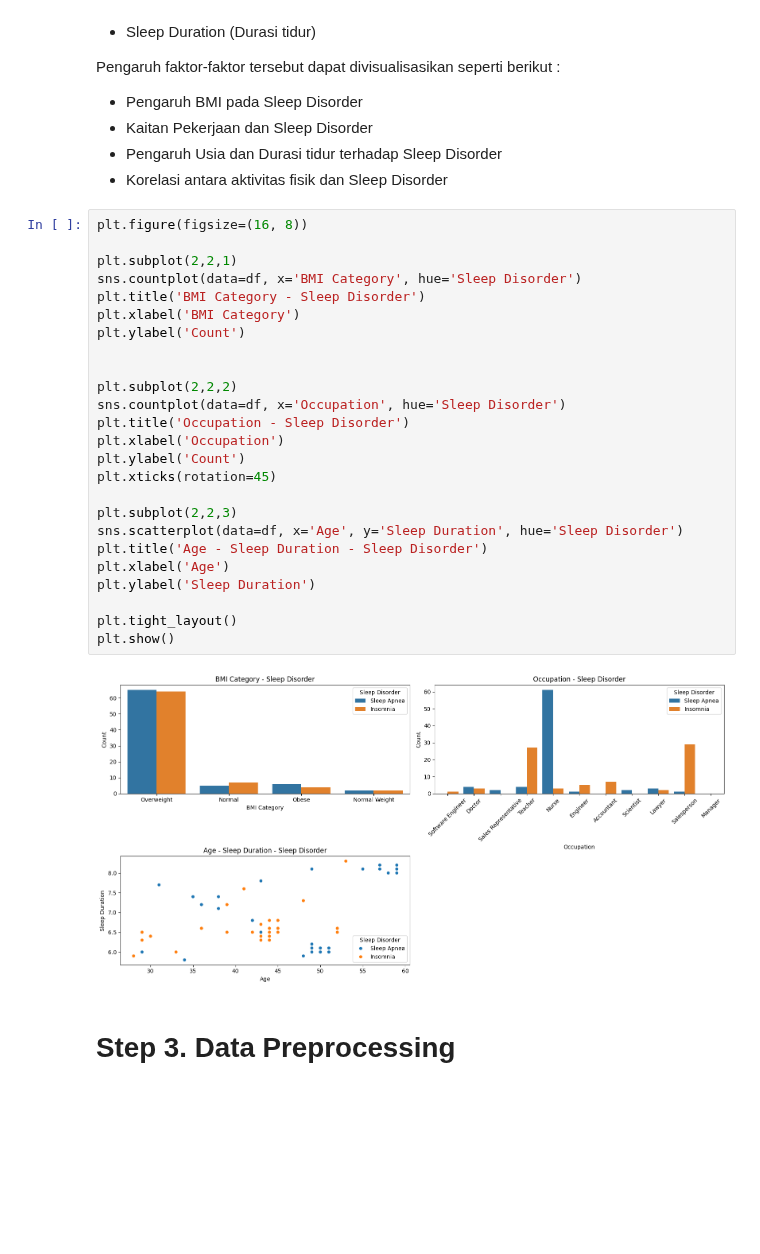
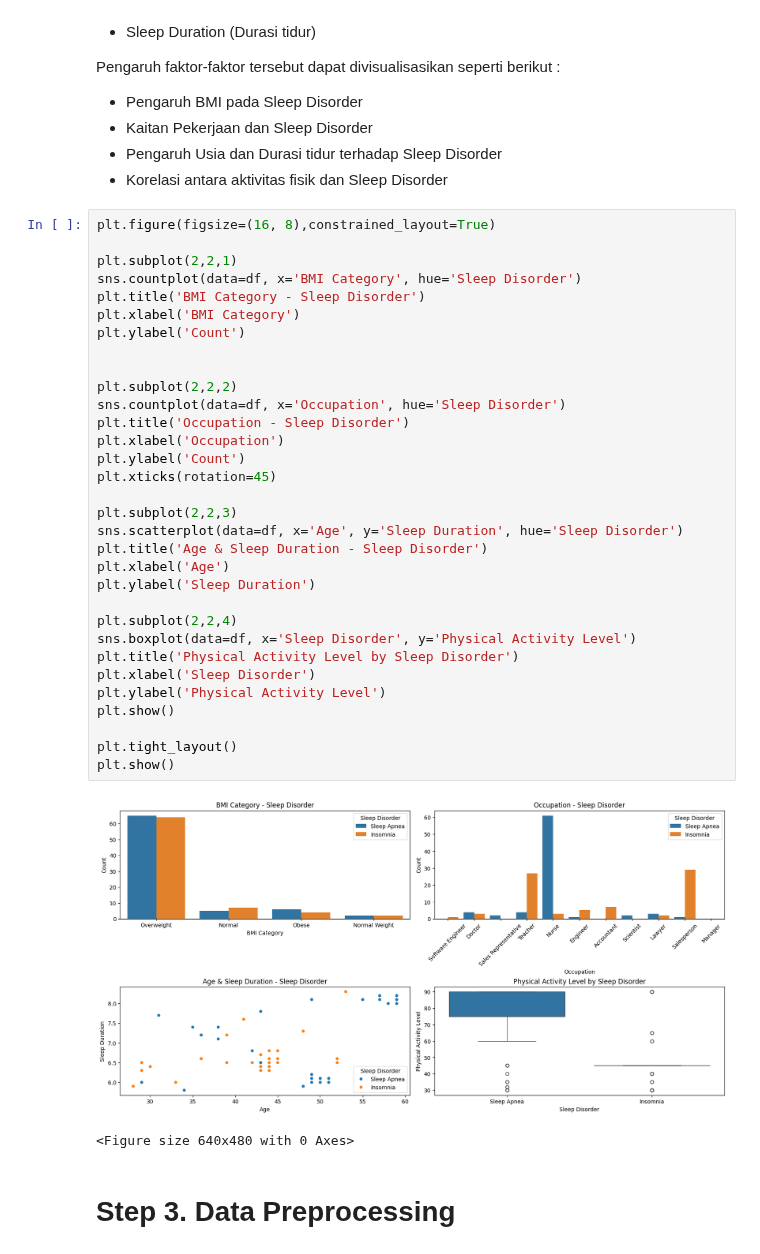
Before and after one commit to LCoder-FILE/TK_MachLearn, a Jupyter notebook: UTS/Code/main.ipynb, the cells around one changed output. Cells and saved outputs as stored; diff of their text form; blank space fills up the shorter version.

```diff
--- a/UTS/Code/main.ipynb
+++ b/UTS/Code/main.ipynb
@@ -179,32 +180,40 @@ Pengaruh faktor-faktor tersebut dapat divisualisasikan seperti berikut :
 - Pengaruh Usia dan Durasi tidur terhadap Sleep Disorder
 - Korelasi antara aktivitas fisik dan Sleep Disorder
 # %%
-plt.figure(figsize=(16, 8))
+plt.figure(figsize=(16, 8),constrained_layout=True)
 
 plt.subplot(2,2,1)
 sns.countplot(data=df, x='BMI Category', hue='Sleep Disorder')
 plt.title('BMI Category - Sleep Disorder')
 plt.xlabel('BMI Category')
 plt.ylabel('Count')
 
 
 plt.subplot(2,2,2)
 sns.countplot(data=df, x='Occupation', hue='Sleep Disorder')
 plt.title('Occupation - Sleep Disorder')
 plt.xlabel('Occupation')
 plt.ylabel('Count')
 plt.xticks(rotation=45)
 
 plt.subplot(2,2,3)
 sns.scatterplot(data=df, x='Age', y='Sleep Duration', hue='Sleep Disorder')
-plt.title('Age - Sleep Duration - Sleep Disorder')
+plt.title('Age & Sleep Duration - Sleep Disorder')
 plt.xlabel('Age')
 plt.ylabel('Sleep Duration')
 
+plt.subplot(2,2,4)
+sns.boxplot(data=df, x='Sleep Disorder', y='Physical Activity Level')
+plt.title('Physical Activity Level by Sleep Disorder')
+plt.xlabel('Sleep Disorder')
+plt.ylabel('Physical Activity Level')
+plt.show()
+
 plt.tight_layout()
 plt.show()
 # %% [output]
-[figure, old version]
+[figure, new version]
+<Figure size 640x480 with 0 Axes>
 # %% [markdown]
 # Step 3. Data Preprocessing
 # %% [markdown]
```
Also changed, not shown: parts of 1 cell of this notebook.
